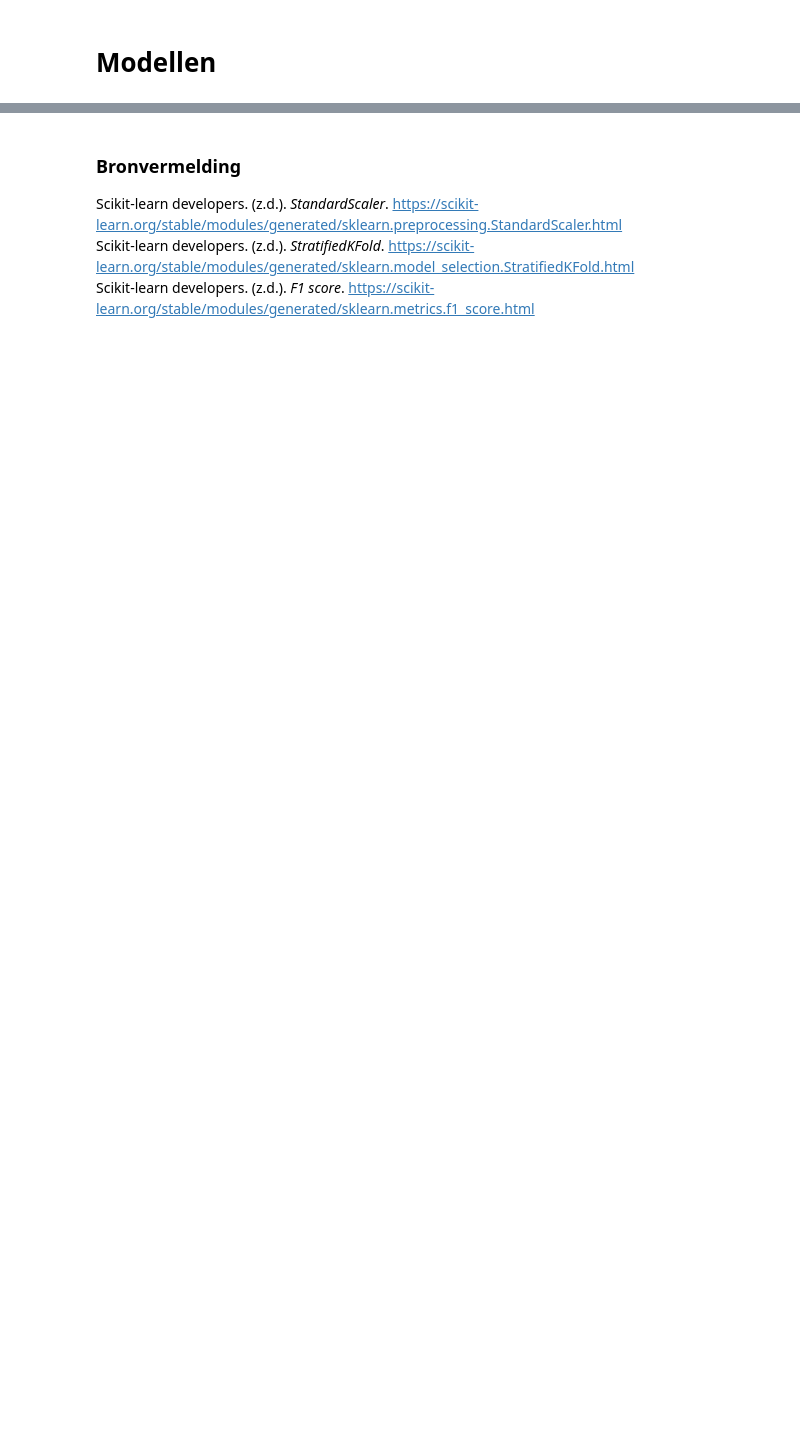
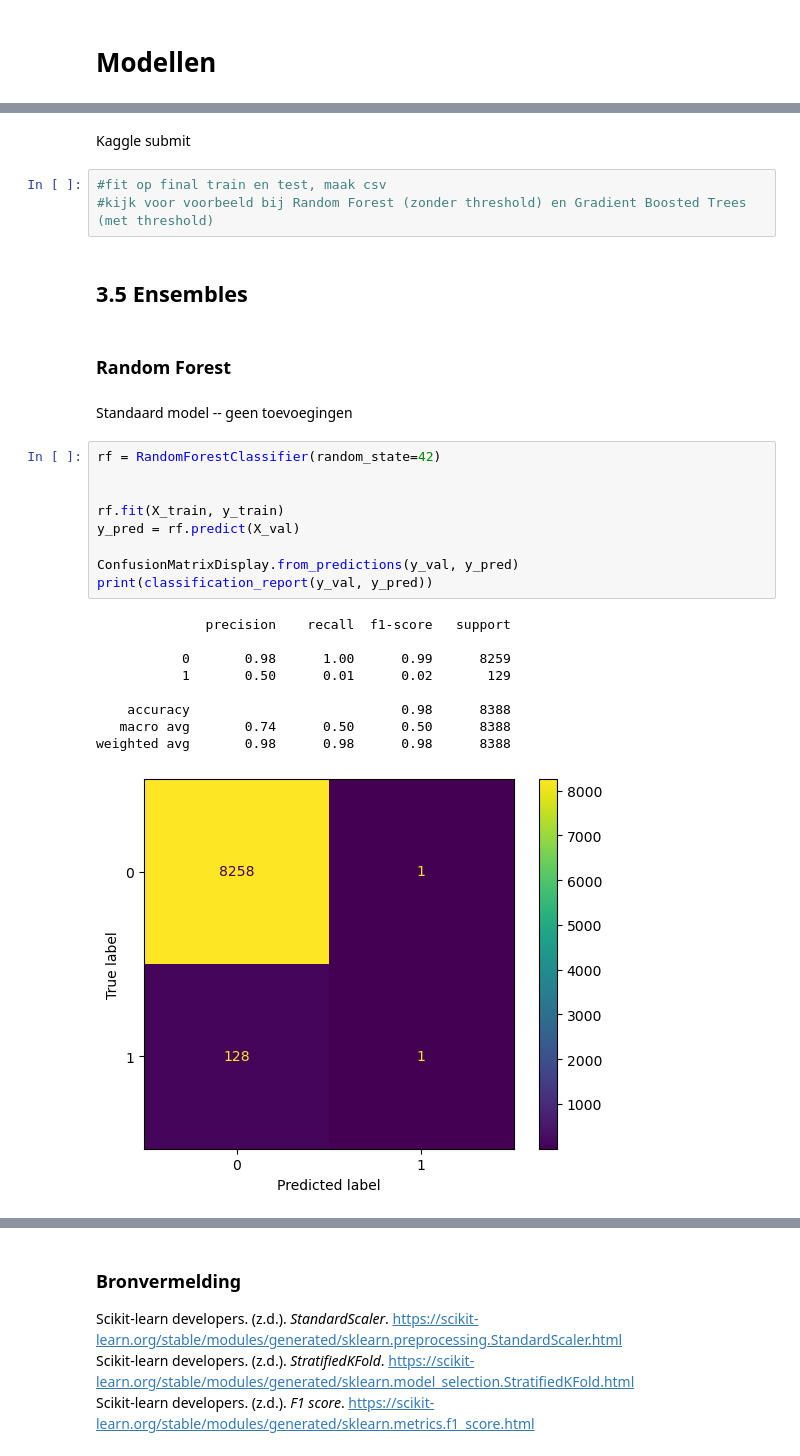
Before and after one commit to larsol55on/Machine-Learning-Herseninfract, a Jupyter notebook: Main_notebook.ipynb, the cells around one changed output, grey strips where cells are left out. Saved outputs shown, nothing was run; the diff lists cells and outputs as text; blank space fills up the shorter version.

Commit message:
Random Forest / GBT en voorbeeld template

```diff
--- a/Main_notebook.ipynb
+++ b/Main_notebook.ipynb
@@ -462,0 +523,30 @@ X_train, X_val = standardiseer(X_train, X_val)
+# %% [markdown]
+Kaggle submit
+# %%
+#fit op final train en test, maak csv
+#kijk voor voorbeeld bij Random Forest (zonder threshold) en Gradient Boosted Trees (met threshold)
+# %% [markdown]
+## 3.5 Ensembles
+# %% [markdown]
+### Random Forest
+# %% [markdown]
+Standaard model -- geen toevoegingen
+# %%
+rf = RandomForestClassifier(random_state=42)
+
+
+rf.fit(X_train, y_train)
+y_pred = rf.predict(X_val)
+
+ConfusionMatrixDisplay.from_predictions(y_val, y_pred)
+print(classification_report(y_val, y_pred))
+# %% [output]
+              precision    recall  f1-score   support
+
+           0       0.98      1.00      0.99      8259
+           1       0.50      0.01      0.02       129
+
+    accuracy                           0.98      8388
+   macro avg       0.74      0.50      0.50      8388
+weighted avg       0.98      0.98      0.98      8388
+[figure, added]
```
Also changed, not shown: parts of 30 cells of this notebook.
